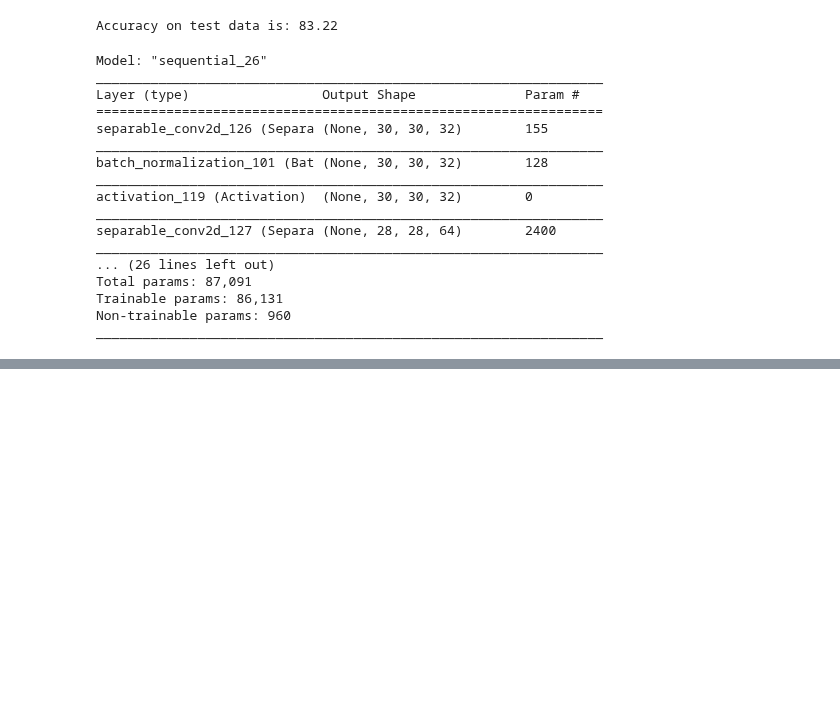
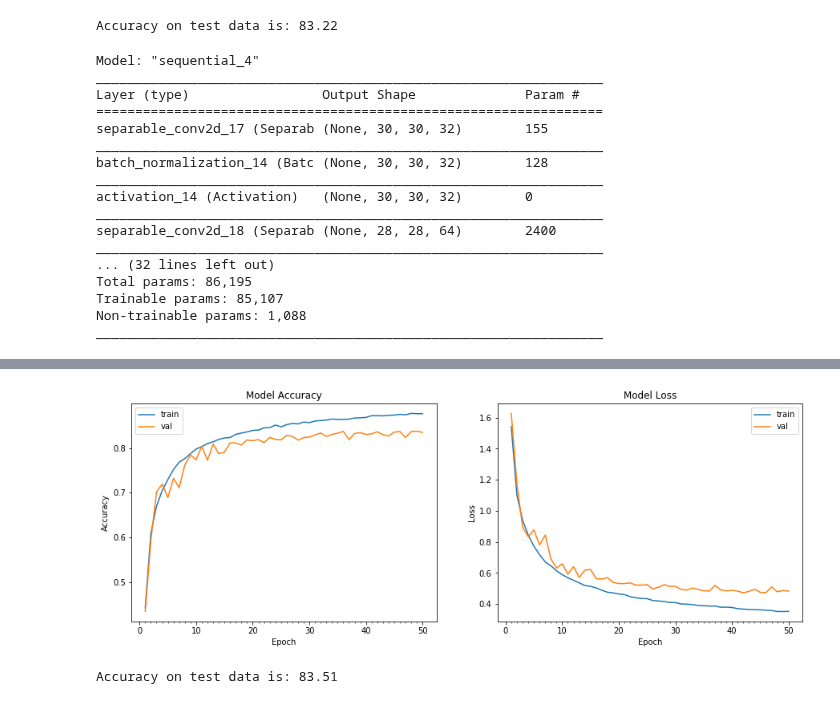
Before and after one commit to csharpshooter/EIP, a Jupyter notebook: A3/Assignment_3.ipynb, the cells around one changed output, grey strips where cells are left out. Drawn from its saved outputs; the diff is of its cells as text; code cells hidden in the pictures; blank space fills up the shorter version.

Commit message:
target accuracy achieved, but i think model can still be optimized

```diff
--- a/A3/Assignment_3.ipynb
+++ b/A3/Assignment_3.ipynb
@@ -189,16 +192,20 @@ model.add(SeparableConv2D(64, 3, 3,kernel_regularizer=l2(0.02))) #28,5
 model.add(BatchNormalization())
 #model.add(Dropout(0.2))
 model.add(Activation('relu'))
-model.add(SeparableConv2D(128, 3, 3,kernel_regularizer=l2(0.02))) #26,7
+model.add(SeparableConv2D(64, 3, 3,kernel_regularizer=l2(0.02))) #26,7
 model.add(BatchNormalization())
 #model.add(Dropout(0.2))
 model.add(Activation('relu'))
-model.add(SeparableConv2D(256, 3, 3,kernel_regularizer=l2(0.02))) #24,9
+model.add(SeparableConv2D(128, 3, 3,kernel_regularizer=l2(0.02))) #24,9
 model.add(BatchNormalization())
-model.add(Dropout(0.3))
+#model.add(Dropout(0.2))
 model.add(Activation('relu'))
-model.add(MaxPooling2D(pool_size=(2, 2))) #12,10
-model.add(SeparableConv2D(10, 12, 12))
+model.add(SeparableConv2D(256, 3, 3,kernel_regularizer=l2(0.02))) #22,11
+model.add(BatchNormalization())
+model.add(Dropout(0.4))
+model.add(Activation('relu'))
+model.add(MaxPooling2D(pool_size=(2, 2))) #11,10
+model.add(SeparableConv2D(10, 11, 11))
 model.add(GlobalAveragePooling2D(data_format='channels_last'))
 #model.add(Flatten())
 #model.add(Activation('softmax'))
@@ -208,28 +215,28 @@ model.add(Dense(num_classes, activation='softmax'))
 # %%
 model.summary()
 # %% [output]
-Model: "sequential_26"
+Model: "sequential_4"
 _________________________________________________________________
 Layer (type)                 Output Shape              Param #
 =================================================================
-separable_conv2d_126 (Separa (None, 30, 30, 32)        155
+separable_conv2d_17 (Separab (None, 30, 30, 32)        155
 _________________________________________________________________
-batch_normalization_101 (Bat (None, 30, 30, 32)        128
+batch_normalization_14 (Batc (None, 30, 30, 32)        128
 _________________________________________________________________
-activation_119 (Activation)  (None, 30, 30, 32)        0
+activation_14 (Activation)   (None, 30, 30, 32)        0
 _________________________________________________________________
-separable_conv2d_127 (Separa (None, 28, 28, 64)        2400
+separable_conv2d_18 (Separab (None, 28, 28, 64)        2400
 _________________________________________________________________
-... (26 lines left out)
-Total params: 87,091
-Trainable params: 86,131
-Non-trainable params: 960
+... (32 lines left out)
+Total params: 86,195
+Trainable params: 85,107
+Non-trainable params: 1,088
 _________________________________________________________________
 # %%
 from keras.optimizers import Adam
 from keras.callbacks import LearningRateScheduler
 def scheduler(epoch, lr):
-  return round(0.004 * 1/(1 + 0.319 * epoch), 10)
+  return round(0.005 * 1/(1 + 0.319 * epoch), 10)
 
 
 from keras.preprocessing.image import ImageDataGenerator
@@ -241,7 +248,7 @@ datagen = ImageDataGenerator(zoom_range=0.0,
 
 
 
-model.compile(loss='categorical_crossentropy', optimizer=Adam(lr=0.004), metrics=['accuracy'])
+model.compile(loss='categorical_crossentropy', optimizer=Adam(lr=0.005), metrics=['accuracy'])
 
 # train the model
 start = time.time()
@@ -277,0 +285,2 @@ Epoch 00029: LearningRateScheduler setting learning rate to 0.0004027386.
+[figure, added]
+Accuracy on test data is: 83.51
```
Also changed, not shown: parts of 2 cells of this notebook.
